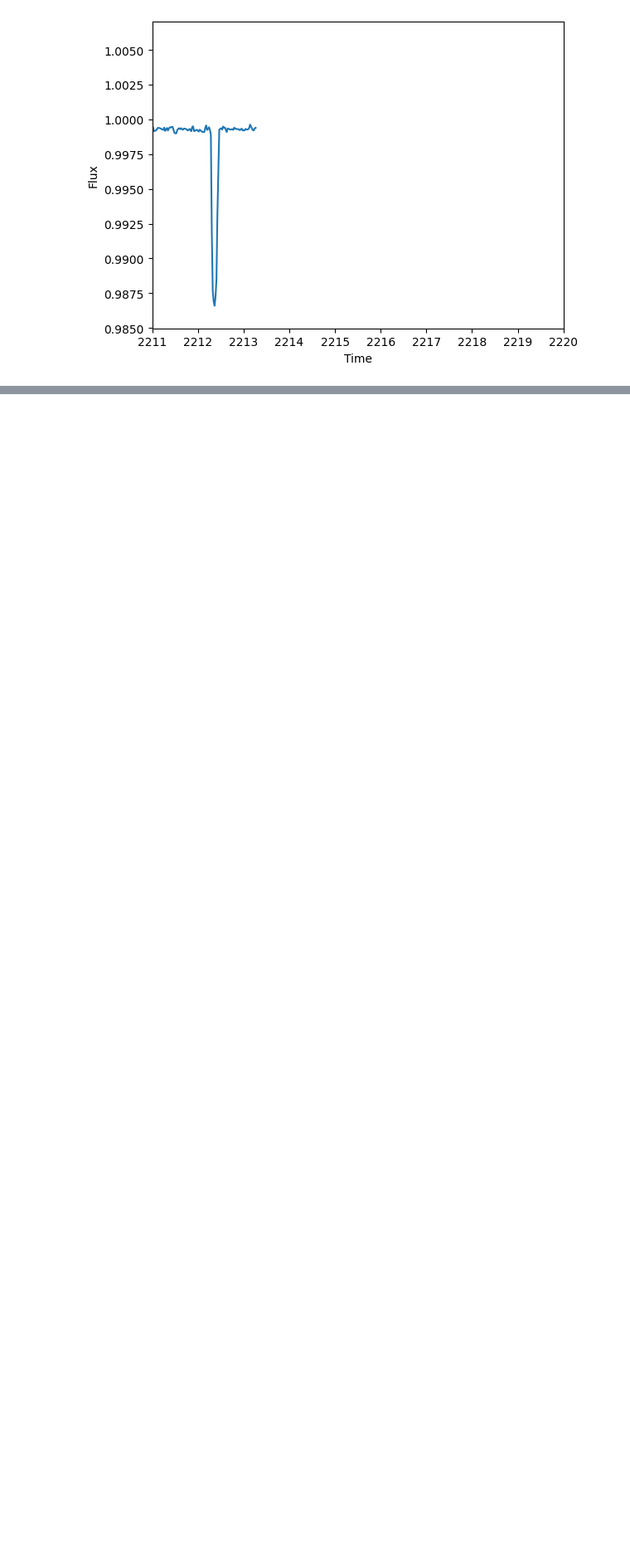
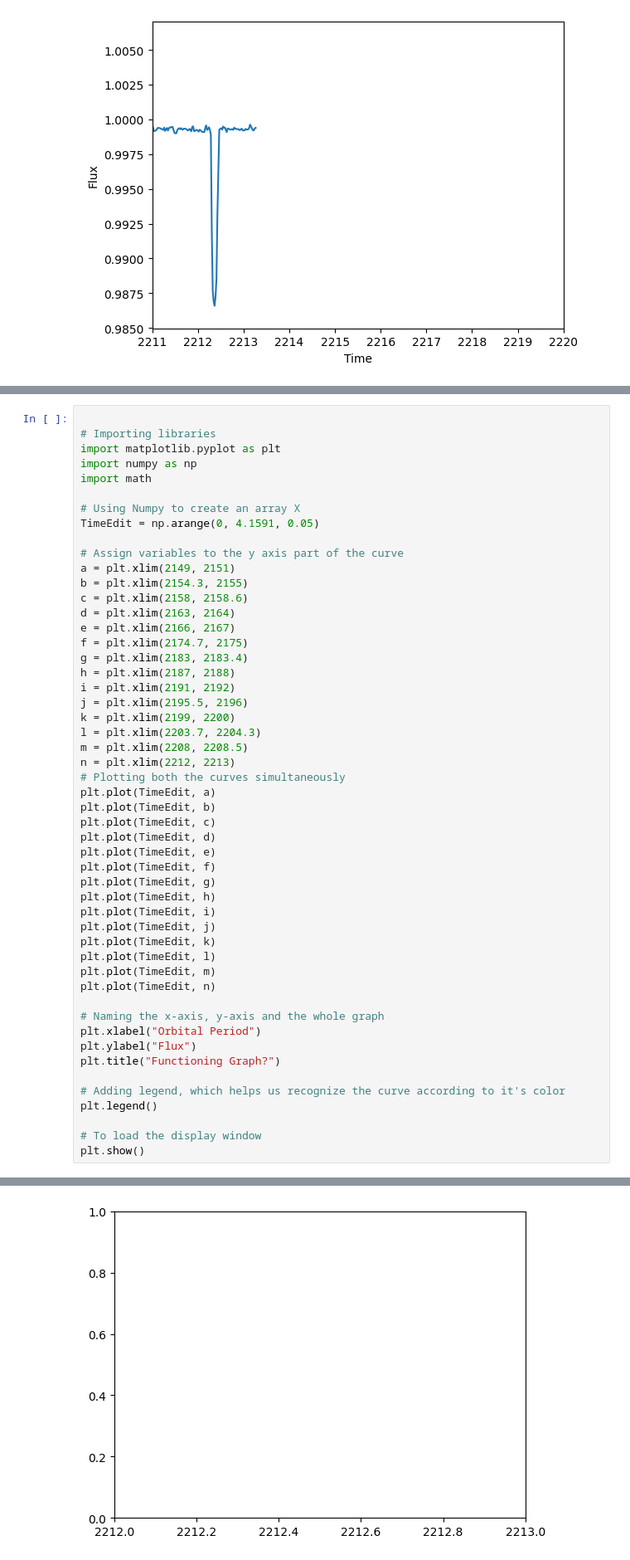
Before and after one commit to Paul98765432/Porting-my-JupyterLab-Code, a Jupyter notebook: WASP-47 Graphs, incomplete.ipynb, the cells around one changed output, grey strips where cells are left out. Shown at 83% size. Cells and saved outputs as stored; diff of their text form; blank space fills up the shorter version.

```diff
--- a/WASP-47 Graphs, incomplete.ipynb
+++ b/WASP-47 Graphs, incomplete.ipynb
@@ -120,0 +83,52 @@ plt.show()
+# %%
+
+# Importing libraries
+import matplotlib.pyplot as plt
+import numpy as np
+import math
+
+# Using Numpy to create an array X
+TimeEdit = np.arange(0, 4.1591, 0.05)
+
+# Assign variables to the y axis part of the curve
+a = plt.xlim(2149, 2151)
+b = plt.xlim(2154.3, 2155)
+c = plt.xlim(2158, 2158.6)
+d = plt.xlim(2163, 2164)
+e = plt.xlim(2166, 2167)
+f = plt.xlim(2174.7, 2175)
+g = plt.xlim(2183, 2183.4)
+h = plt.xlim(2187, 2188)
+i = plt.xlim(2191, 2192)
+j = plt.xlim(2195.5, 2196)
+k = plt.xlim(2199, 2200)
+l = plt.xlim(2203.7, 2204.3)
+m = plt.xlim(2208, 2208.5)
+n = plt.xlim(2212, 2213)
+# Plotting both the curves simultaneously
+plt.plot(TimeEdit, a)
+plt.plot(TimeEdit, b)
+plt.plot(TimeEdit, c)
+plt.plot(TimeEdit, d)
+plt.plot(TimeEdit, e)
+plt.plot(TimeEdit, f)
+plt.plot(TimeEdit, g)
+plt.plot(TimeEdit, h)
+plt.plot(TimeEdit, i)
+plt.plot(TimeEdit, j)
+plt.plot(TimeEdit, k)
+plt.plot(TimeEdit, l)
+plt.plot(TimeEdit, m)
+plt.plot(TimeEdit, n)
+
+# Naming the x-axis, y-axis and the whole graph
+plt.xlabel("Orbital Period")
+plt.ylabel("Flux")
+plt.title("Functioning Graph?")
+
+# Adding legend, which helps us recognize the curve according to it's color
+plt.legend()
+
+# To load the display window
+plt.show()
+# %% [output]
@@ -120,0 +136 @@ plt.show()
+[figure, added]
```
Also changed, not shown: parts of 3 cells of this notebook.
